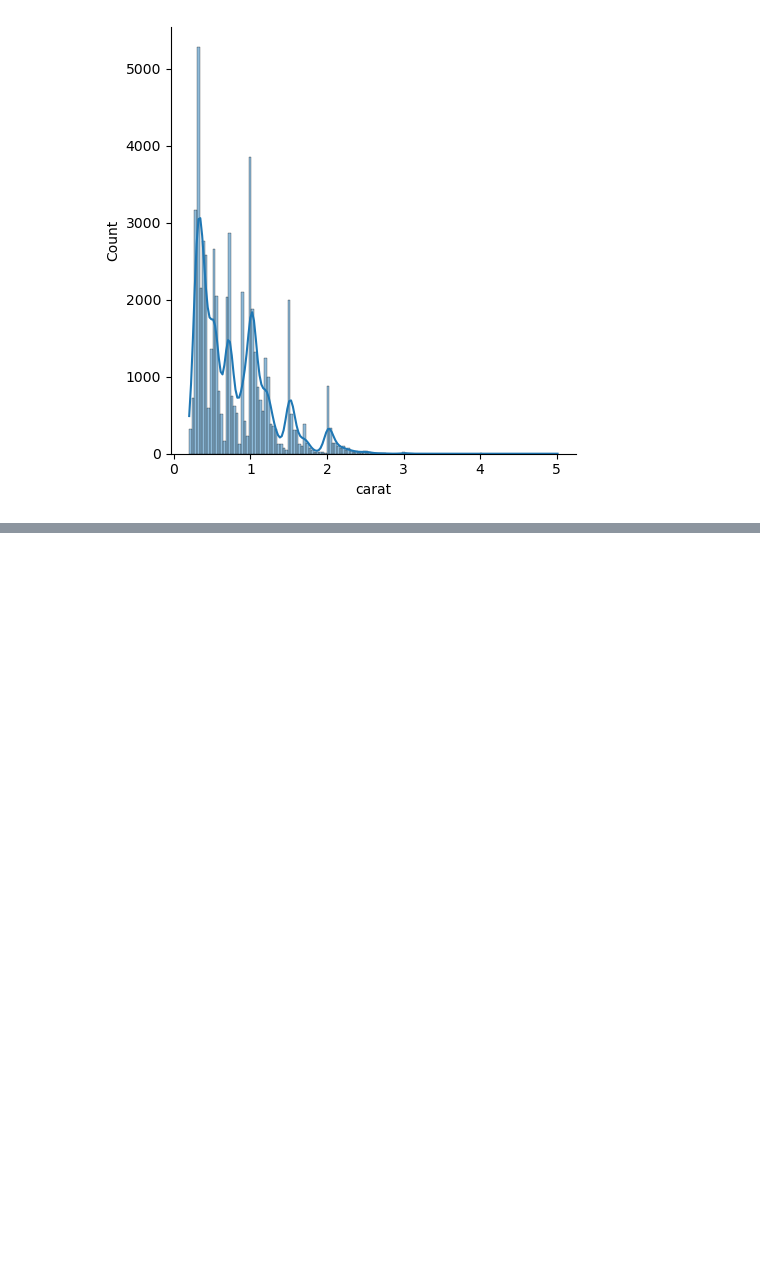
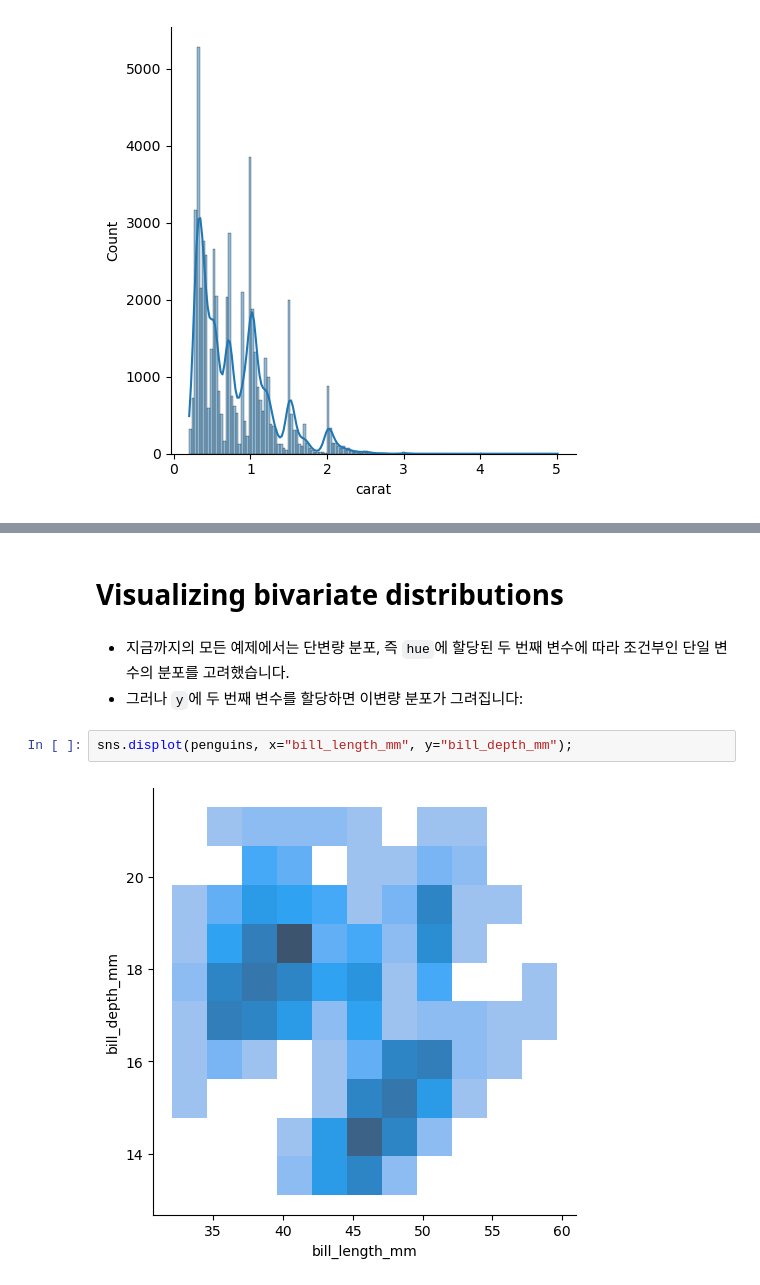
Before and after one commit to Daconic/Seaborn_tutorial_KOR, a Jupyter notebook: Visualizing distributions of data.ipynb, the cells around one changed output, grey strips where cells are left out. Cells and saved outputs as stored; diff of their text form; blank space fills up the shorter version.

```diff
--- a/Visualizing distributions of data.ipynb
+++ b/Visualizing distributions of data.ipynb
@@ -227,0 +250,9 @@ sns.displot(diamonds, x="carat", kde=True);
+# %% [markdown]
+# Visualizing bivariate distributions
+# %% [markdown]
+- 지금까지의 모든 예제에서는 단변량 분포, 즉 `hue`에 할당된 두 번째 변수에 따라 조건부인 단일 변수의 분포를 고려했습니다.
+- 그러나 `y`에 두 번째 변수를 할당하면 이변량 분포가 그려집니다:
+# %%
+sns.displot(penguins, x="bill_length_mm", y="bill_depth_mm");
+# %% [output]
+[figure, added]
```
Also changed, not shown: parts of 23 cells of this notebook.
